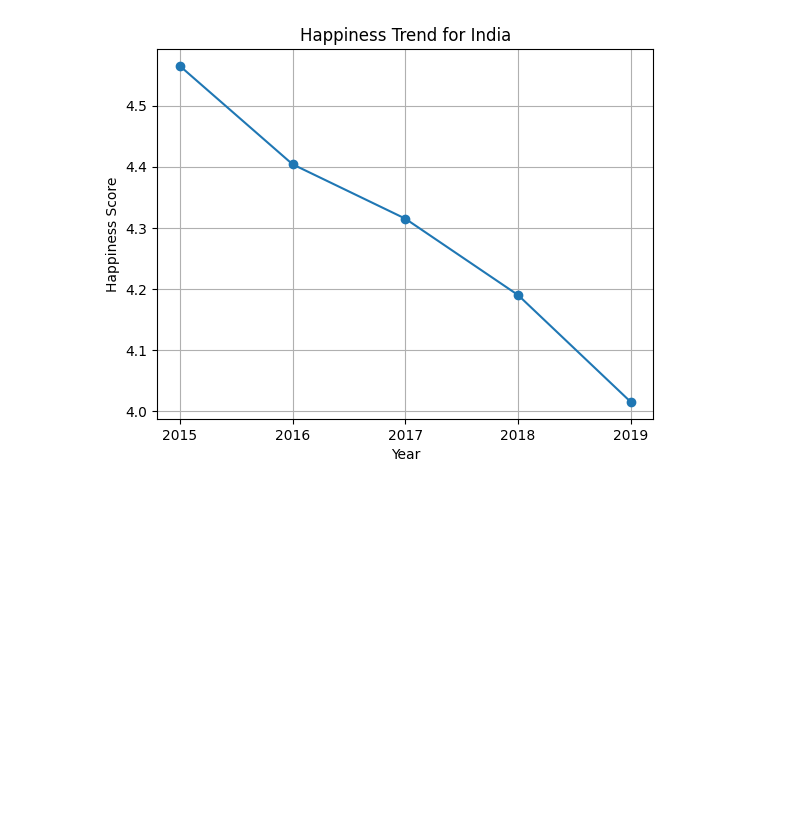
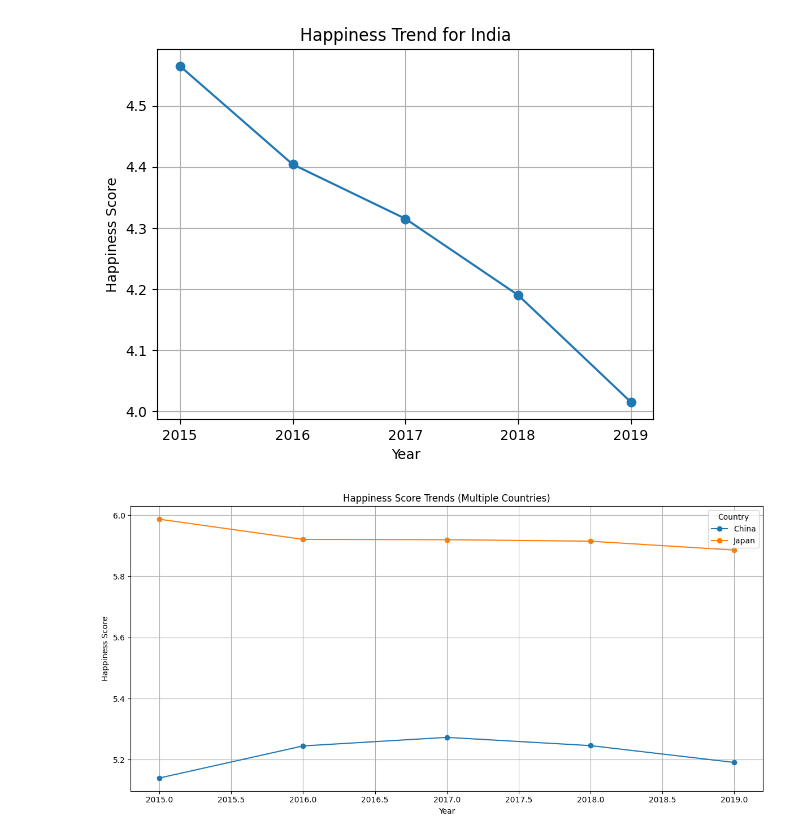
Before and after one commit to abhisheksinha27x/Data-Analysis-Projects, a Jupyter notebook: world_happiness_report/trend_over_time.ipynb, the cells around one changed output. Saved outputs shown, nothing was run; the diff lists cells and outputs as text; code cells hidden in the pictures; blank space fills up the shorter version.

Commit message:
comparision of different countries happiness trend

```diff
--- a/world_happiness_report/trend_over_time.ipynb
+++ b/world_happiness_report/trend_over_time.ipynb
@@ -44,3 +44,24 @@ plt.xticks(country_data['year'])  # ensure all years are marked
 plt.show()
 # %% [output]
 [figure]
+# %%
+# List of countries to compare
+countries_to_compare = ['China', 'Japan'] # ['Nepal', 'Bangladesh', 'Pakistan', 'India']
+
+# Filter df_all to include only selected countries
+df_filtered = df_all[df_all['country'].isin(countries_to_compare)]
+
+# Pivot for easier plotting: rows = year, columns = country, values = score
+pivot_df = df_filtered.pivot_table(index='year', columns='country', values='happiness_score')
+
+# Plot
+pivot_df.plot(marker='o', figsize=(12, 6))
+plt.title('Happiness Score Trends (Multiple Countries)')
+plt.xlabel('Year')
+plt.ylabel('Happiness Score')
+plt.legend(title='Country')
+plt.grid(True)
+plt.tight_layout()
+plt.show()
+# %% [output]
+[figure, added]
```
Also changed, not shown: 1 other file.
